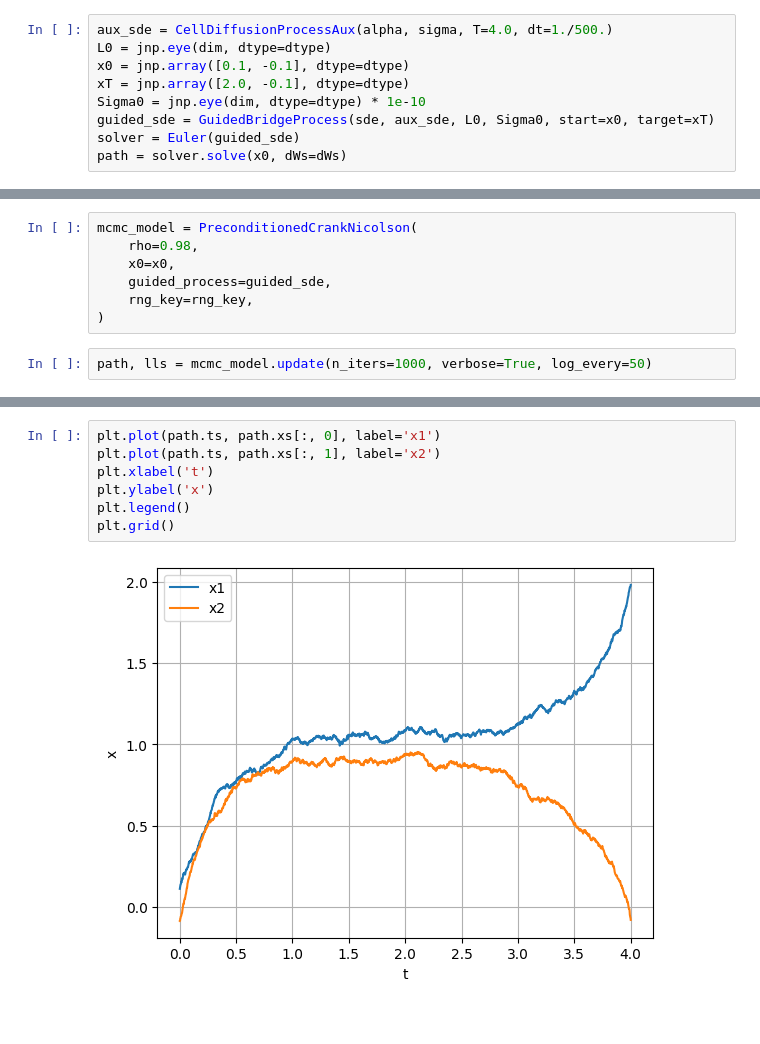
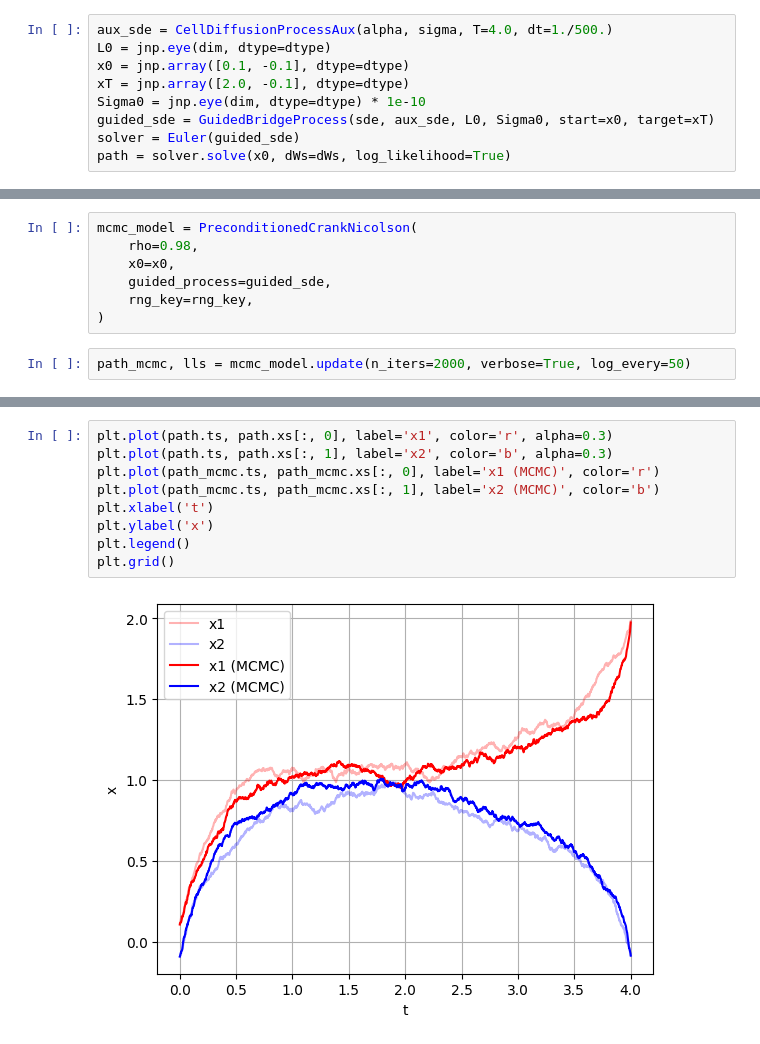
Before and after one commit to bookdiver/neuralbridge, a Jupyter notebook: examples/guided_cell_model.ipynb, the cells around one changed output, grey strips where cells are left out. Cells and saved outputs as stored; diff of their text form.

Commit message:
Update MCMC, likelihood computation and file hierarchy.

```diff
--- a/examples/guided_cell_model.ipynb
+++ b/examples/guided_cell_model.ipynb
@@ -48,5 +50,5 @@ xT = jnp.array([2.0, -0.1], dtype=dtype)
 Sigma0 = jnp.eye(dim, dtype=dtype) * 1e-10
 guided_sde = GuidedBridgeProcess(sde, aux_sde, L0, Sigma0, start=x0, target=xT)
 solver = Euler(guided_sde)
-path = solver.solve(x0, dWs=dWs)
+path = solver.solve(x0, dWs=dWs, log_likelihood=True)
 # %%
@@ -66,5 +70,5 @@ mcmc_model = PreconditionedCrankNicolson(
     rng_key=rng_key,
 )
 # %%
-path, lls = mcmc_model.update(n_iters=1000, verbose=True, log_every=50)
+path_mcmc, lls = mcmc_model.update(n_iters=2000, verbose=True, log_every=50)
 # %% [output]
@@ -93,9 +99,11 @@ plt.plot(lls)
 # %%
-plt.plot(path.ts, path.xs[:, 0], label='x1')
-plt.plot(path.ts, path.xs[:, 1], label='x2')
+plt.plot(path.ts, path.xs[:, 0], label='x1', color='r', alpha=0.3)
+plt.plot(path.ts, path.xs[:, 1], label='x2', color='b', alpha=0.3)
+plt.plot(path_mcmc.ts, path_mcmc.xs[:, 0], label='x1 (MCMC)', color='r')
+plt.plot(path_mcmc.ts, path_mcmc.xs[:, 1], label='x2 (MCMC)', color='b')
 plt.xlabel('t')
 plt.ylabel('x')
 plt.legend()
 plt.grid()
 # %% [output]
-[figure, old version]
+[figure, new version]
```
Also changed, not shown: parts of 6 cells of this notebook, 9 other files.
